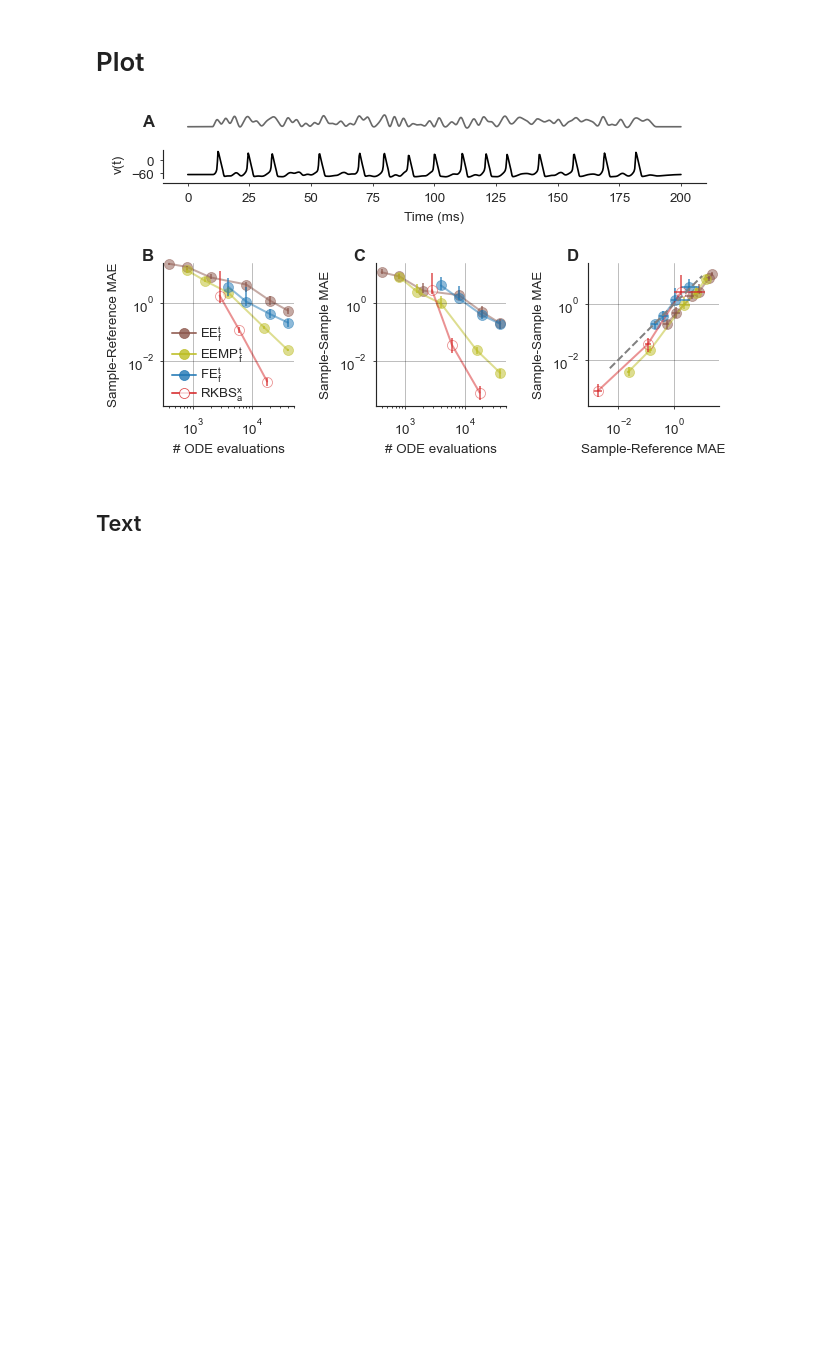
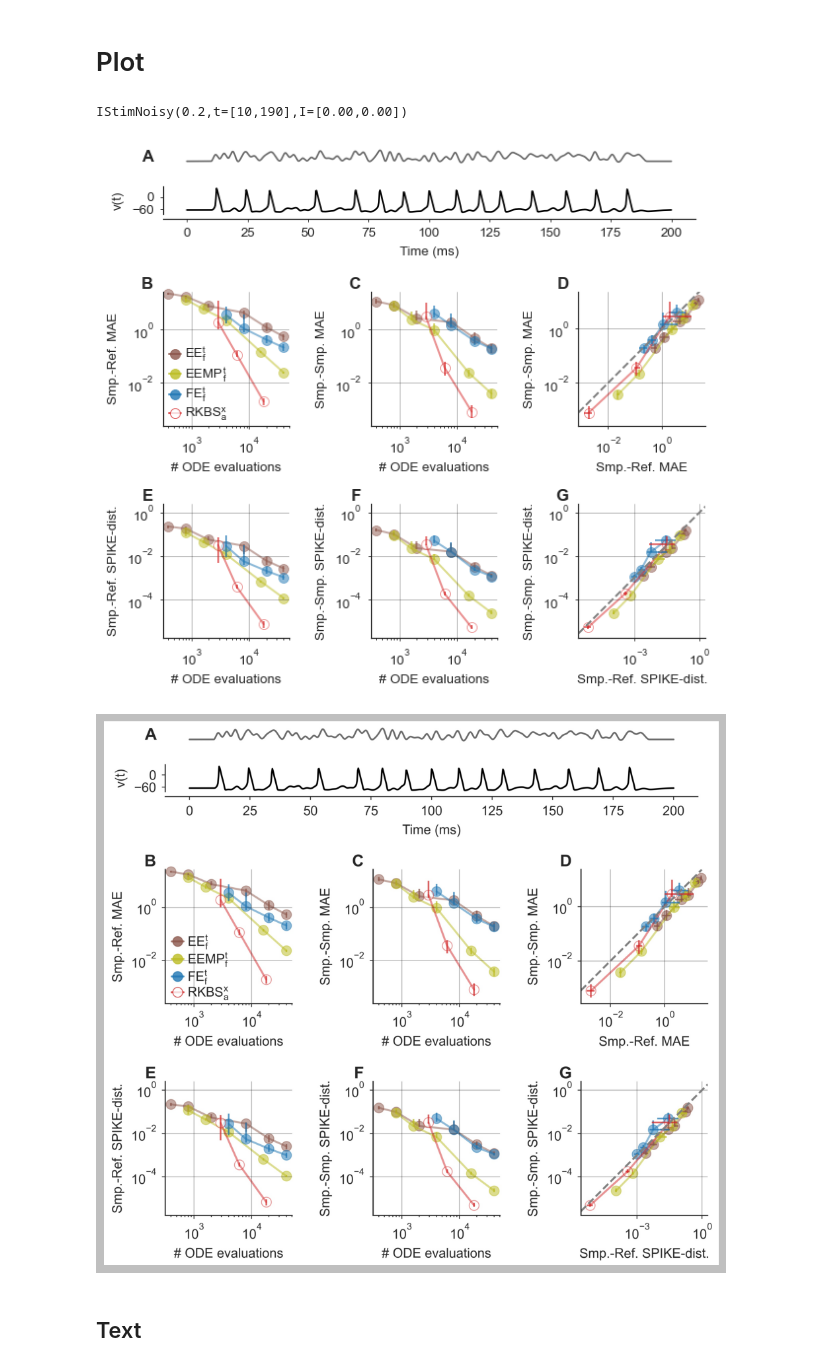
Before and after one commit to berenslab/neuroprobnum, a Jupyter notebook: experiments/figure5/figure5.ipynb, the cells around one changed output. Saved outputs shown, nothing was run; the diff lists cells and outputs as text; code cells hidden in the pictures; blank space fills up the shorter version.

```diff
--- a/experiments/figure5/figure5.ipynb
+++ b/experiments/figure5/figure5.ipynb
@@ -181,70 +185,87 @@ def plot_MAE(ax, df, x, y, legend=True, legend_kw=None):
+# %%
+def plot_metric(axs, df, metric, metriclabel=None, legend=True):
+    assert len(axs) == 3
+
+    if metriclabel is None:
+        metriclabel = metric
+
+    ax = axs[0]
+    plot_metric_panel(ax=ax, df=df, x='det_nODEcalls', y=f'{metric}_SR', legend=legend)
+    ax.set(xscale='log', yscale='log', ylabel=f'Smp.-Ref. {metriclabel}', xlabel='# ODE evaluations')
+
+    ax = axs[1]
+    plot_metric_panel(ax=ax, df=df, x='det_nODEcalls', y=f'{metric}_SM', legend=False)
+    ax.set(xscale='log', yscale='log', ylabel=f'Smp.-Smp. {metriclabel}', xlabel='# ODE evaluations')
+
+    ax = axs[2]
+    plot_metric_panel(ax=ax, df=df, x=f'{metric}_SR', y=f'{metric}_SM', legend=False)
+    ax.set(xscale='log', yscale='log', ylabel=f'Smp.-Smp. {metriclabel}', xlabel=f'Smp.-Ref. {metriclabel}',)
+    ax.set_aspect('equal', adjustable='datalim')
+# %%
+stim = stims[1]
+stim
+# %% [output]
+IStimNoisy(0.2,t=[10,190],I=[0.00,0.00])
 # %%
 from neuroprobnum.utils.figure_utils import plot_stim, plot_vs
 
-stim = stims[1]
-
 ### Prepare axes ###
 num_cols = 3
-num_rows = 3
+num_rows = 4
 
 fig, axs = pltu.subplots(
     num_cols, num_rows, xsize='text',
-    ysizerow=0.85, yoffsize=0.4, squeeze=False,
-    gridspec_kw=dict(height_ratios=[0.1, 0.2, 1])
+    ysizerow=1.05, yoffsize=0.4, squeeze=False,
+    gridspec_kw=dict(height_ratios=[0.1, 0.2, 1.0, 1.0]),
 )
 
 for ax in axs[:2, 1:].flat:
     ax.remove()
 
 despine()
 
 ### Plot stimulus ###
-row = df[(df.method=='EE') & (df.adaptive==0) & (df.step_param==0.25) & (df.stim==stim.name)]
+row = df[(df.method=='EE') & (df.adaptive==0) & (df.step_param==0.25) & (df.stim==stim.name) & (df.pert_param==1.0)]
 assert len(row) == 1
 row = row.iloc[0]
 assert row.n_samples > 0, 'Pick an example that terminated'
 
 stim_ts = np.arange(t0, tmax, 0.01)
 plot_stim(ax=axs[0, 0], ts=stim_ts, stim=[row.stimfun.get_I_at_t(t=t) for t in stim_ts])
 plot_vs(ax=axs[1, 0], ts=row.acc_ts, vs=row.acc_vs, c='k')
 
-plot_MAE(ax=axs[2, 0], df=df[df.stim==stim.name], x='det_nODEcalls', y='MAE_SR', legend=True)
-axs[2, 0].set(xscale='log', yscale='log', ylabel='Sample-Reference MAE', xlabel='# ODE evaluations')
+plot_metric(axs[2, :], df=df[(df.stim==stim.name) & (df.pert_param==1.0)], metric='MAE')
 
-plot_MAE(ax=axs[2, 1], df=df[df.stim==stim.name], x='det_nODEcalls', y='MAE_SM', legend=False)
-axs[2, 1].set(xscale='log', yscale='log', ylabel='Sample-Sample MAE', xlabel='# ODE evaluations')
+plot_metric(axs[3, :], df=df[(df.stim==stim.name) & (df.pert_param==1.0)], metric='spikedist', metriclabel='SPIKE-dist.', legend=False)
 
-ax = axs[2, 2]
-plot_MAE(ax=ax, df=df[df.stim==stim.name], x='MAE_SR', y='MAE_SM', legend=False)
-ax.set(xscale='log', yscale='log', ylabel='Sample-Sample MAE', xlabel='Sample-Reference MAE',)
-ax.axis('equal')
-
-### Decorate ###
+# Decorate
 axs[0, 0].axis('off')
 pltu.move_xaxis_outward(axs[1, :])
-pltu.make_share_xlims(axs[:2, 0])
-pltu.make_share_xlims(axs[2, :2])
 
-ax = axs[2, 2]
-ax.set_ylim(ax.get_ylim())
-ylim = ax.get_ylim()
-for ax in axs[2, :]:
-    ax.set_ylim(ylim, auto=False)
+for ax in axs[2:, 2].flat:
+    ax.axline([0.1, 0.1], [1, 1], c='gray', ls='--')
 
-ax.plot([5e-3, 10], [5e-3, 10], c='gray', ls='--')
-
-plt.tight_layout(h_pad=0.3, pad=0.5, w_pad=2)
+plt.tight_layout(h_pad=0.2, pad=0.5, w_pad=2, rect=[0, 0.04, 1, 1])
 
 pltu.set_labs(axs[0,0], panel_nums='A', panel_num_va='top', panel_num_y=1, panel_num_space=2)
 pltu.set_labs(axs[2,:], panel_nums=['B', 'C', 'D'], panel_num_va='bottom', panel_num_y=1, panel_num_space=2)
+pltu.set_labs(axs[3,:], panel_nums=['E', 'F', 'G'], panel_num_va='bottom', panel_num_y=1, panel_num_space=2)
 
-pltu.move_box(axs[1, :], dy=0.09)
+pltu.move_box(axs[1, :], dy=0.05)
 pltu.change_box(axs=axs[:2, 0], dx=0.66, dy=0)
+pltu.move_box(axs[-1, :], dy=-0.05)
+
+# Arange (very hard-coded,but otherwise it does no work because limits are adjustest despite setting auto to False)
+pltu.make_share_xlims(axs[2:, :2])
+pltu.make_share_ylims(axs[2, :2], ylim=(0.0002398499114228449, 26.658228059411517))
+pltu.make_share_ylims(axs[3, :2], ylim=axs[3, 2].set_ylim(auto=False))
 
 pltu.savefig("fig5")
 plt.show()
+pltu.show_saved_figure(fig)
 # %% [output]
-[figure, old version]
+[figure, new version]
+[figure, added]
 # %% [markdown]
 ## Text
 # %%
```
Also changed, not shown: parts of 8 cells of this notebook, 12 other files.
